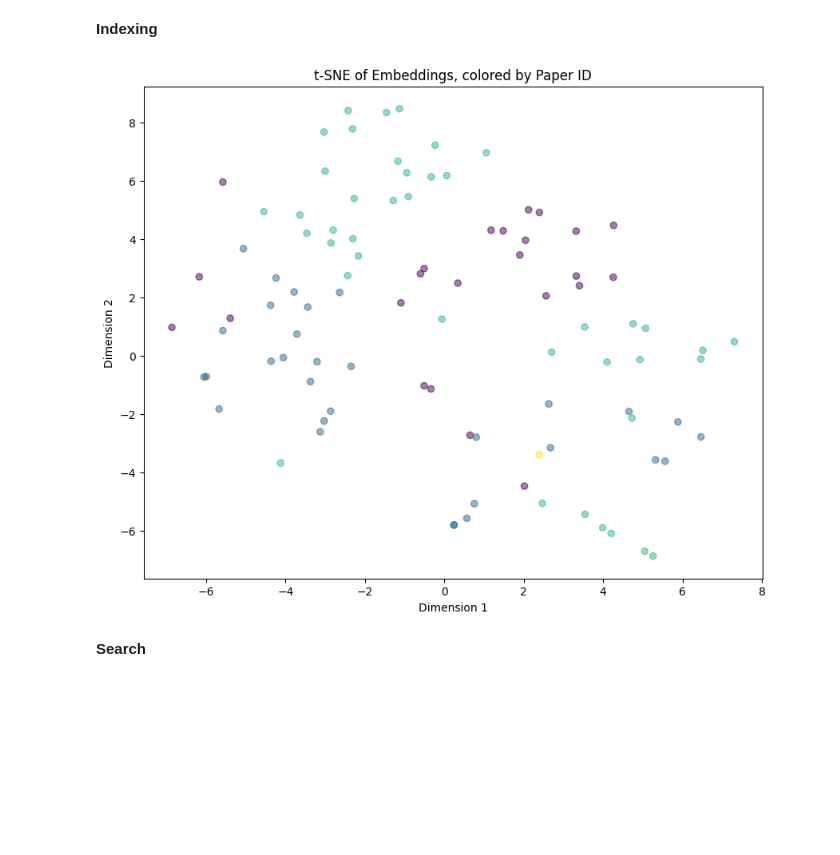
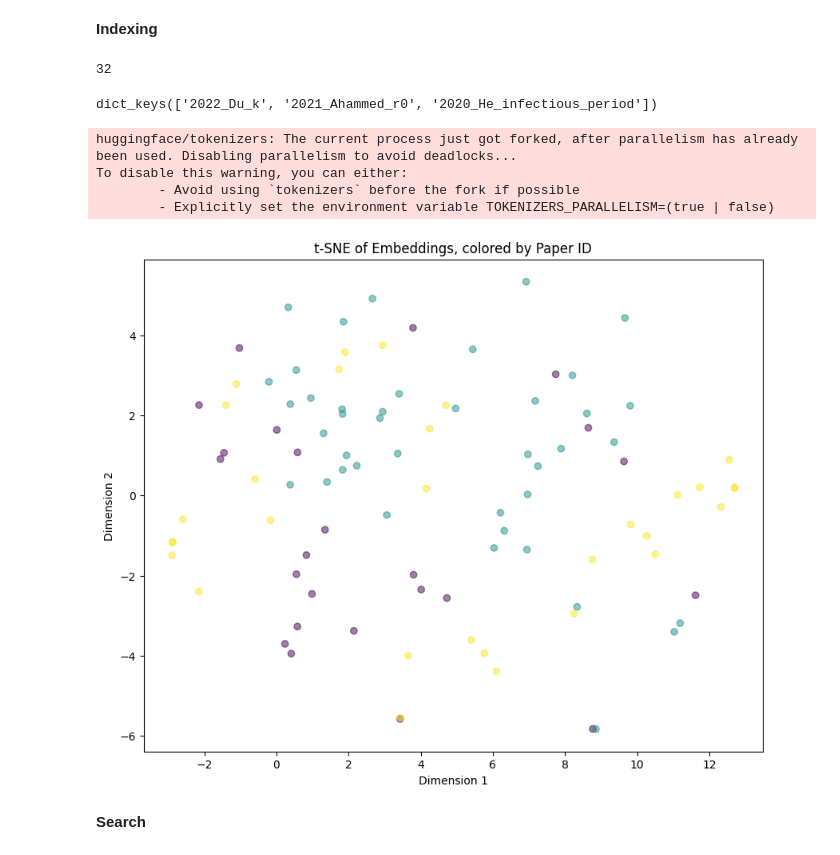
Before and after one commit to VinsRR/EpiScope, a Jupyter notebook: tutorial_precision_miner.ipynb, the cells around one changed output. Saved outputs shown, nothing was run; the diff lists cells and outputs as text; code cells hidden in the pictures; blank space fills up the shorter version.

```diff
--- a/tutorial_precision_miner.ipynb
+++ b/tutorial_precision_miner.ipynb
@@ -156,28 +123,49 @@ for paper_id in results_sections:
+# %%
+# paper_id = "2022_Du_k"
+from episcope.index.paper_indexer import PaperIndexer
+indexer = PaperIndexer(index_dir=f"indices/{strategy_name}") # if index dir is provided, it also saves to disk
+
+for paper_id in ["2022_Du_k","2021_Ahammed_r0","2020_He_infectious_period"]: # Could make db return list of paper ids
+    sections = db.retrieve(paper_id=paper_id, data_type="sections", strategy_name=strategy_name)
+    metadata = db.retrieve(paper_id=paper_id, data_type="metadata", strategy_name=strategy_name)
+    indexer.index_paper(sections, metadata, paper_id=paper_id)
+# %%
+len(sections)
+# %% [output]
+32
+# %%
+indexer._embeddings.keys()
+# %% [output]
+dict_keys(['2022_Du_k', '2021_Ahammed_r0', '2020_He_infectious_period'])
 # %%
 # scatter plot dimensionality reduction of embeddings and color by paper_id
 from sklearn.manifold import TSNE
 import matplotlib.pyplot as plt
 import numpy as np
 
 
 
 labels = [ [key]*len(indexer._embeddings[key]) for key in indexer._embeddings]
 labels = [item for sublist in labels for item in sublist]
 colors = {key: i for i, key in enumerate(indexer._embeddings)}
 colors = [colors[label] for label in labels]
 embeddings = np.vstack([indexer._embeddings[key] for key in indexer._embeddings])
 
 
-tsne = TSNE(n_components=2, random_state=42)
+tsne = TSNE(n_components=2, random_state=42, perplexity=min(30, len(embeddings)-1))
 embeddings_2d = tsne.fit_transform(embeddings)
 plt.figure(figsize=(10, 8))
 plt.scatter(embeddings_2d[:, 0], embeddings_2d[:, 1], c=colors, alpha=0.5)
 plt.title('t-SNE of Embeddings, colored by Paper ID')
 plt.xlabel('Dimension 1')
 plt.ylabel('Dimension 2')
 plt.show()
 # %% [output]
+huggingface/tokenizers: The current process just got forked, after parallelism has already been used. Disabling parallelism to avoid deadlocks...
+To disable this warning, you can either:
+        - Avoid using `tokenizers` before the fork if possible
+        - Explicitly set the environment variable TOKENIZERS_PARALLELISM=(true | false)
-[figure, old version]
+[figure, new version]
 # %% [markdown]
 **Search**
 # %%
```
Also changed, not shown: parts of 7 cells of this notebook, 5 other files.
